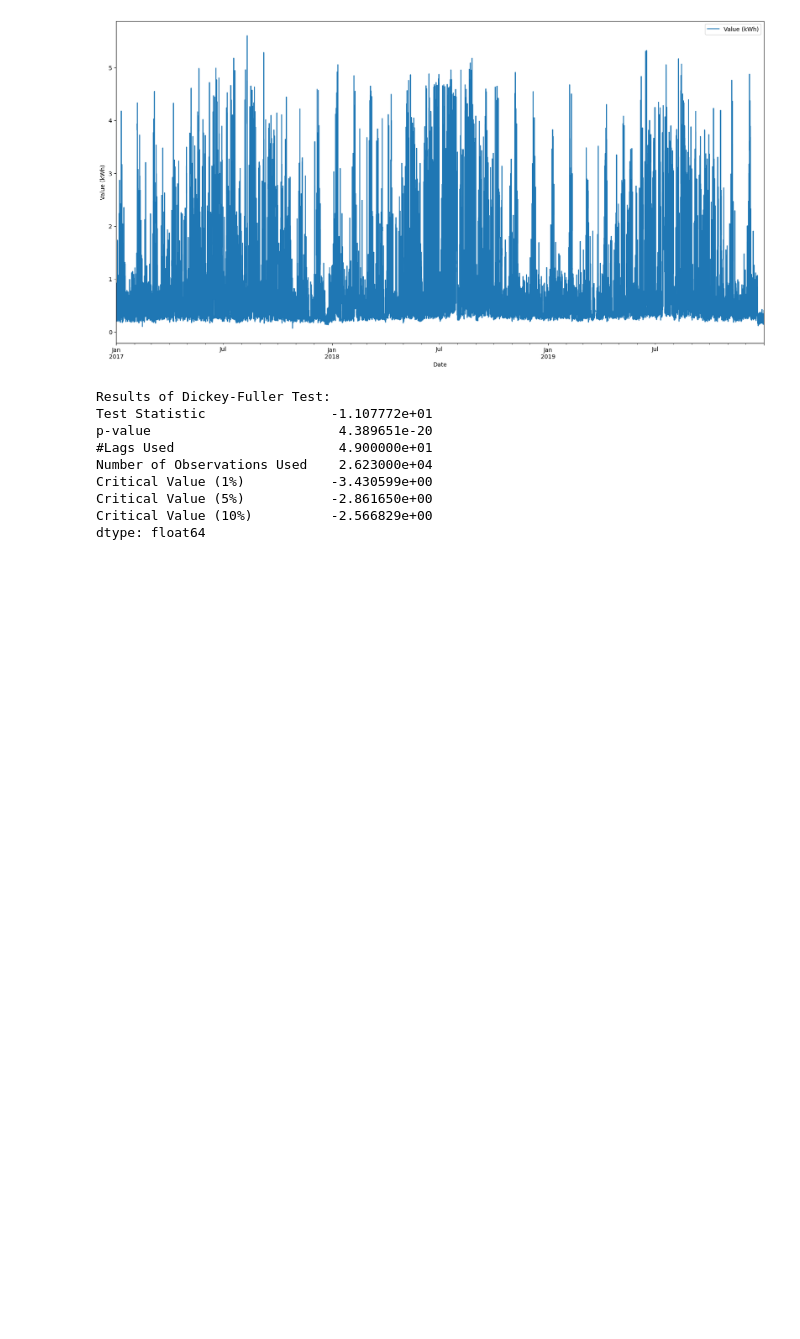
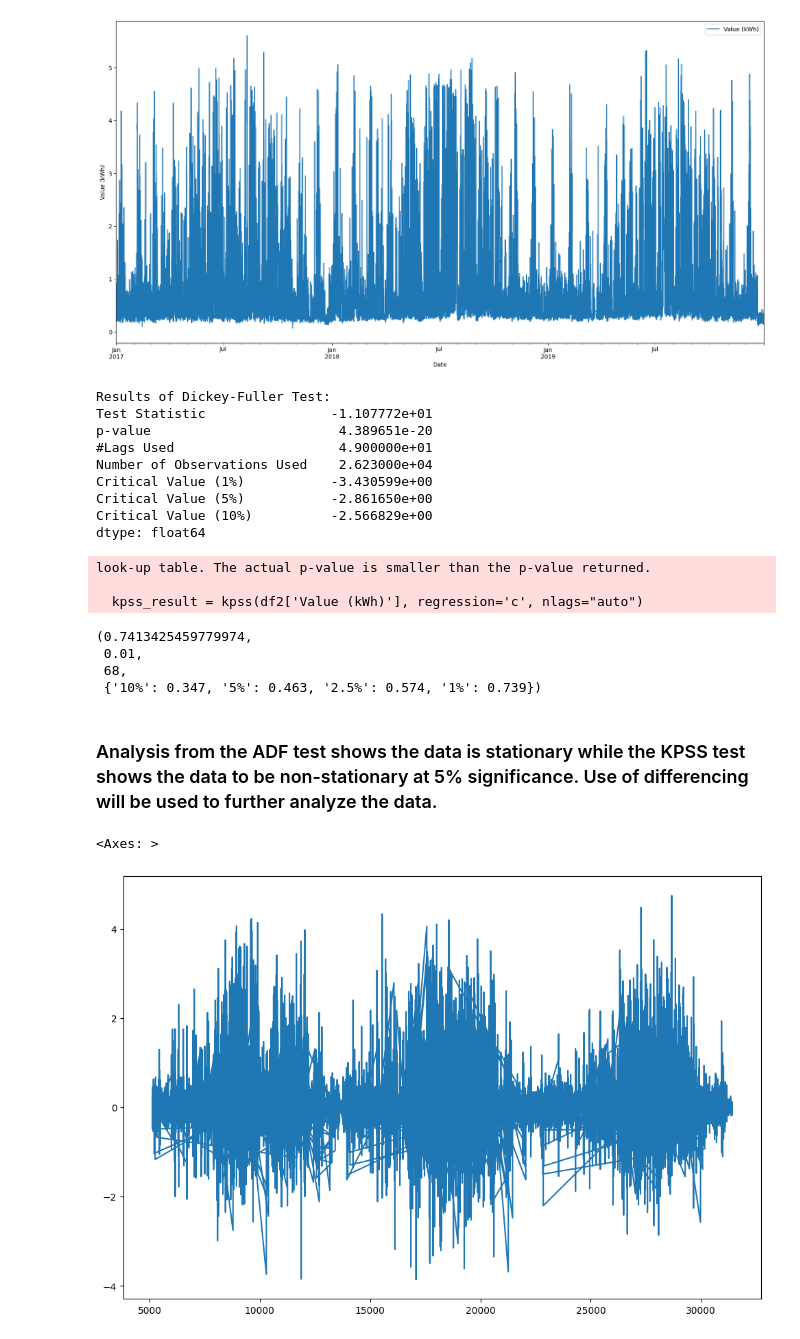
Before and after one commit to earaya1357/Time-Series-Analysis, a Jupyter notebook: TimeSeriesAnalysis.ipynb, the cells around one changed output. Drawn from its saved outputs; the diff is of its cells as text; code cells hidden in the pictures; blank space fills up the shorter version.

Commit message:
Stationary review and ARIMA model fit

```diff
--- a/TimeSeriesAnalysis.ipynb
+++ b/TimeSeriesAnalysis.ipynb
@@ -184,3 +184,25 @@ Critical Value (1%)           -3.430599e+00
 Critical Value (5%)           -2.861650e+00
 Critical Value (10%)          -2.566829e+00
 dtype: float64
+# %%
+from statsmodels.tsa.stattools import kpss
+kpss_result = kpss(df2['Value (kWh)'], regression='c', nlags="auto")
+# %% [output]
+look-up table. The actual p-value is smaller than the p-value returned.
+
+  kpss_result = kpss(df2['Value (kWh)'], regression='c', nlags="auto")
+# %%
+kpss_result
+# %% [output]
+(0.7413425459779974,
+ 0.01,
+ 68,
+ {'10%': 0.347, '5%': 0.463, '2.5%': 0.574, '1%': 0.739})
+# %% [markdown]
+### Analysis from the ADF test shows the data is stationary while the KPSS test shows the data to be non-stationary at 5% significance. Use of differencing will be used to further analyze the data.
+# %%
+df2['Value (kWh) Diff'] = df2['Value (kWh)'] - df2['Value (kWh)'].shift(1)
+df2['Value (kWh) Diff'].dropna().plot(figsize=(12, 8))
+# %% [output]
+<Axes: >
+[figure, added]
```
Also changed, not shown: parts of 6 cells of this notebook.
